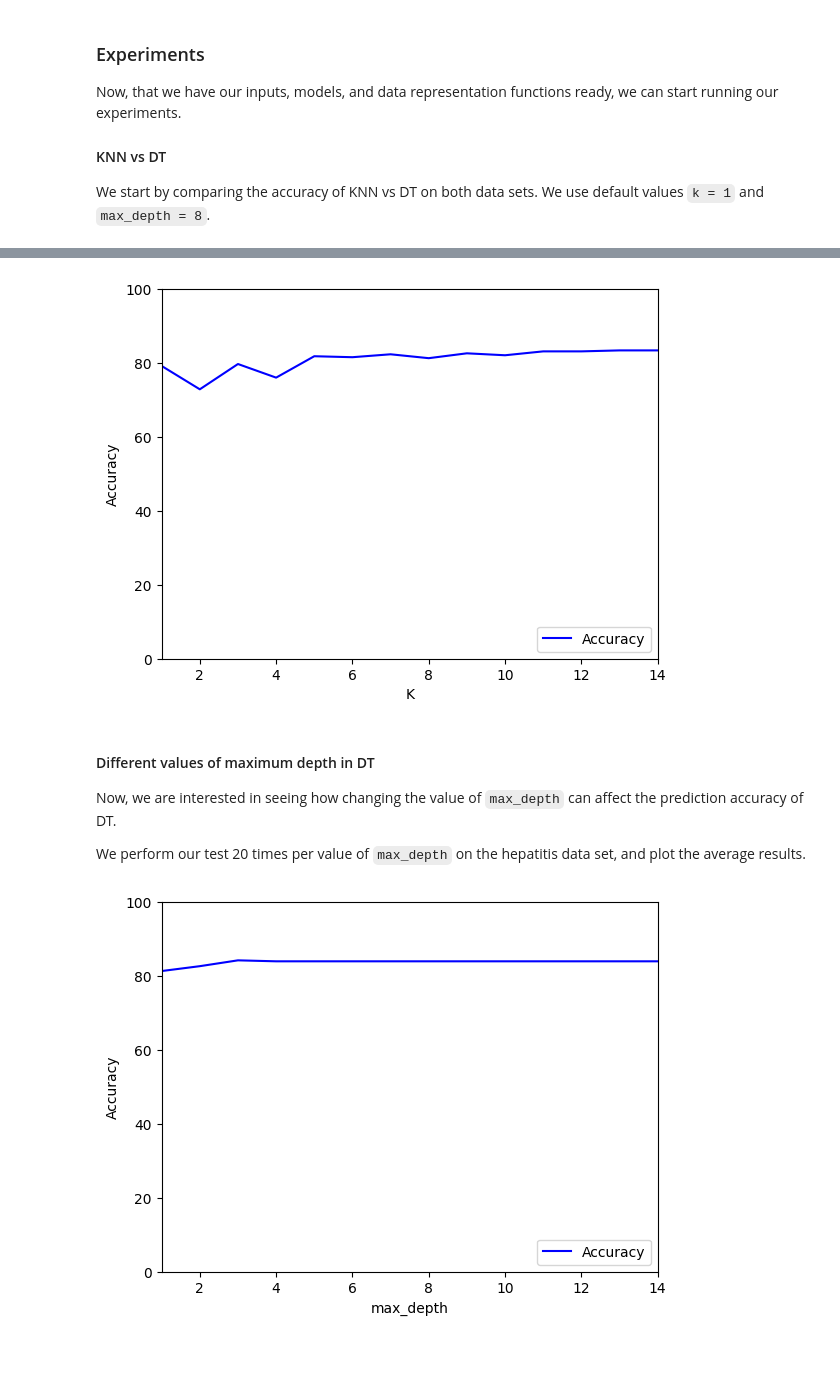
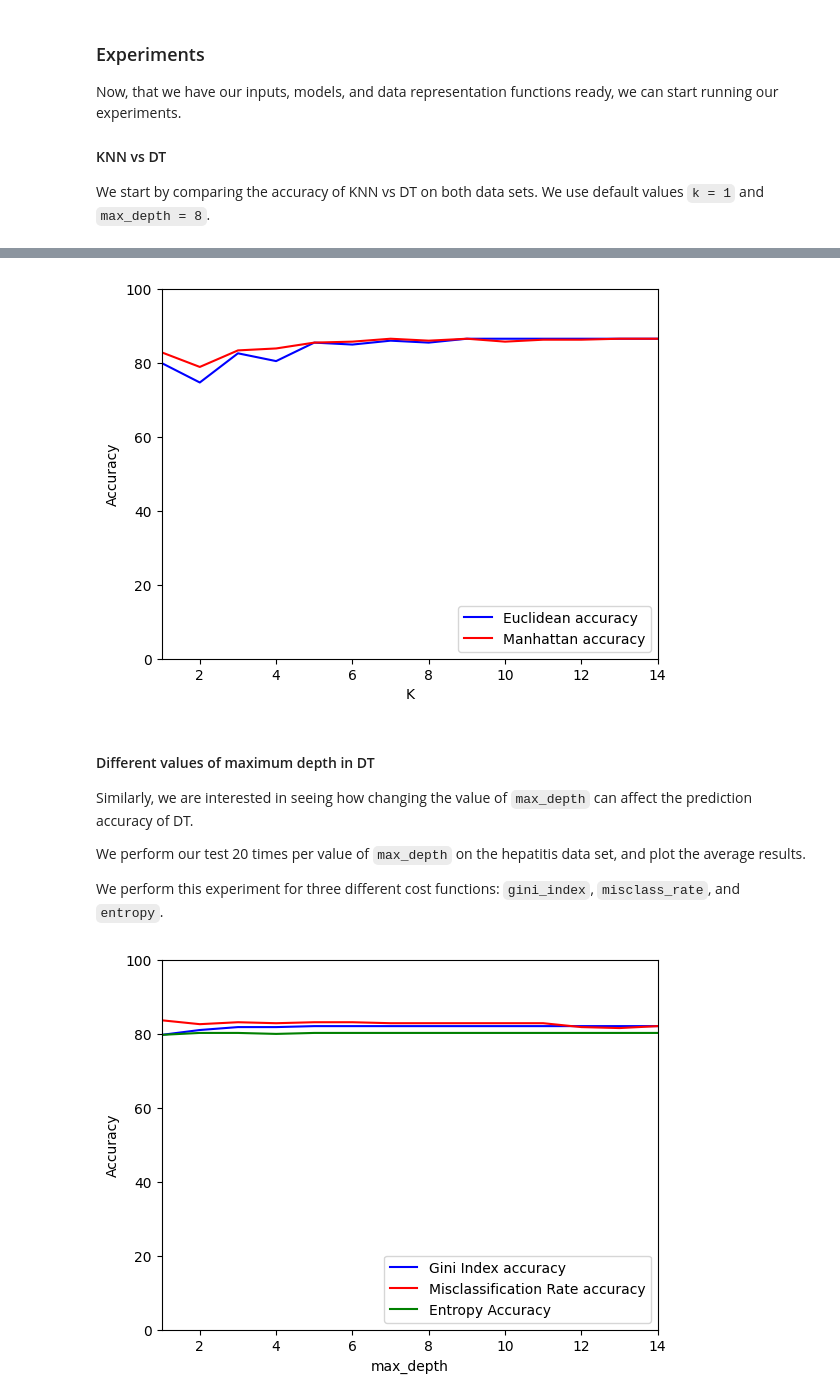
Before and after one commit to AdamK100/COMP551-Team58-Assignment1, a Jupyter notebook: notebook.ipynb, the cells around one changed output, grey strips where cells are left out. Cells and saved outputs as stored; diff of their text form; code cells hidden in the pictures; blank space fills up the shorter version.

```diff
--- a/notebook.ipynb
+++ b/notebook.ipynb
@@ -53,5 +53,7 @@ for __line in __diabetes_data.readlines():
         __read = __line == "@data"
 
 diabetes_clean_data: np.ndarray = np.array(diabetes_clean_data, float)
+diabetes_clean_data[:, [-1, 0]] = diabetes_clean_data[:, [0, -1]] # Place class in first column
+diabetes_clean_data = diabetes_clean_data[:, :-1]
 
 __diabetes_data.close()
@@ -239,9 +264,10 @@ class DecisionTree(Model):
 
     max_depth: int
     root: Node
-
-    def __init__(self, max_depth: int = 1):
+    cost_fn: Callable[[list[float]], float]
+    def __init__(self, max_depth: int = 1, cost_fn: Callable[[list[float]], float] = gini_index):
         self.max_depth = max_depth
+        self.cost_fn = cost_fn
         self.root = None
 
 
@@ -258,8 +284,8 @@ class DecisionTree(Model):
                 right_indices = node.data_indices[feature_data > t]
                 if len(left_indices) == 0 or len(right_indices) == 0:
                     continue
-                left_cost = gini_index(node.labels[left_indices])
-                right_cost = gini_index(node.labels[right_indices])
+                left_cost = self.cost_fn(node.labels[left_indices])
+                right_cost = self.cost_fn(node.labels[right_indices])
                 num_left, num_right = left_indices.shape[0], right_indices.shape[0]
                 cost = (num_left * left_cost + num_right * right_cost) / nb_points
                 if cost < best_cost:
@@ -435,35 +477,52 @@ We perform our test 20 times per value of `K` on the hepatitis data set, and plo
 knn = KNN_Graph(1, euclidean_distance)
 knn.fit(hepatitis_training, hepatitis_training[:, 0])
 
-hepatitis_k_trials = np.zeros(14)
+hepatitis_k_trials_euclidean = np.zeros(14)
+hepatitis_k_trials_manhattan = np.zeros(14)
 
 for i in range(20):
-    hepatitis_k_trials += knn.k_trial(hepatitis_validation[:, 1:], hepatitis_validation[:, 0], 15)
+    knn.dist_fn = euclidean_distance
+    hepatitis_k_trials_euclidean += knn.k_trial(hepatitis_validation[:, 1:], hepatitis_validation[:, 0], 15)
+    knn.dist_fn = manhattan_distance
+    hepatitis_k_trials_manhattan += knn.k_trial(hepatitis_validation[:, 1:], hepatitis_validation[:, 0], 15)
     shuffle()
 
-hepatitis_k_trials /= 20
+hepatitis_k_trials_euclidean /= 20
+hepatitis_k_trials_manhattan /= 20
 
-plot(range(1, 15), [hepatitis_k_trials], 'K', ['Accuracy'])
+plot(range(1, 15), [hepatitis_k_trials_euclidean, hepatitis_k_trials_manhattan], 'K', ['Euclidean accuracy', 'Manhattan accuracy'])
 # %% [output]
-[figure, old version]
+[figure, new version]
 # %% [markdown]
 #### Different values of maximum depth in DT
 
-Now, we are interested in seeing how changing the value of `max_depth` can affect the prediction accuracy of DT.
+Similarly, we are interested in seeing how changing the value of `max_depth` can affect the prediction accuracy of DT.
 
 We perform our test 20 times per value of `max_depth` on the hepatitis data set, and plot the average results.
+
+We perform this experiment for three different cost functions: `gini_index`, `misclass_rate`, and `entropy`.
 # %%
 dt = DecisionTree(1)
 dt.fit(hepatitis_training, hepatitis_training[:, 0])
 
-hepatitis_max_depth_trials = np.zeros(14)
+hepatitis_max_depth_trials_gini = np.zeros(14)
+hepatitis_max_depth_trials_misclass = np.zeros(14)
+hepatitis_max_depth_trials_entropy = np.zeros(14)
 
 for i in range(20):
-    hepatitis_max_depth_trials += dt.max_depth_trial(hepatitis_training[:, 1:], hepatitis_training[:, 0], hepatitis_validation[:, 1:], hepatitis_validation[:, 0], 15)
+    dt.cost_fn = gini_index
+    hepatitis_max_depth_trials_gini += dt.max_depth_trial(hepatitis_training[:, 1:], hepatitis_training[:, 0], hepatitis_validation[:, 1:], hepatitis_validation[:, 0], 15)
+    dt.cost_fn = misclass_rate
+    hepatitis_max_depth_trials_misclass += dt.max_depth_trial(hepatitis_training[:, 1:], hepatitis_training[:, 0], hepatitis_validation[:, 1:], hepatitis_validation[:, 0], 15)
+    dt.cost_fn = entropy
+    hepatitis_max_depth_trials_entropy += dt.max_depth_trial(hepatitis_training[:, 1:], hepatitis_training[:, 0], hepatitis_validation[:, 1:], hepatitis_validation[:, 0], 15)
+
     shuffle()
 
-hepatitis_max_depth_trials /= 20
+hepatitis_max_depth_trials_gini /= 20
+hepatitis_max_depth_trials_misclass /= 20
+hepatitis_max_depth_trials_entropy /= 20
 
-plot(range(1, 15), [hepatitis_max_depth_trials], 'max_depth', ['Accuracy'])
+plot(range(1, 15), [hepatitis_max_depth_trials_gini, hepatitis_max_depth_trials_misclass, hepatitis_max_depth_trials_entropy], 'max_depth', ['Gini Index accuracy', 'Misclassification Rate accuracy', 'Entropy Accuracy'])
 # %% [output]
-[figure, old version]
+[figure, new version]
```
Also changed, not shown: parts of 9 cells of this notebook, 1 other file.
